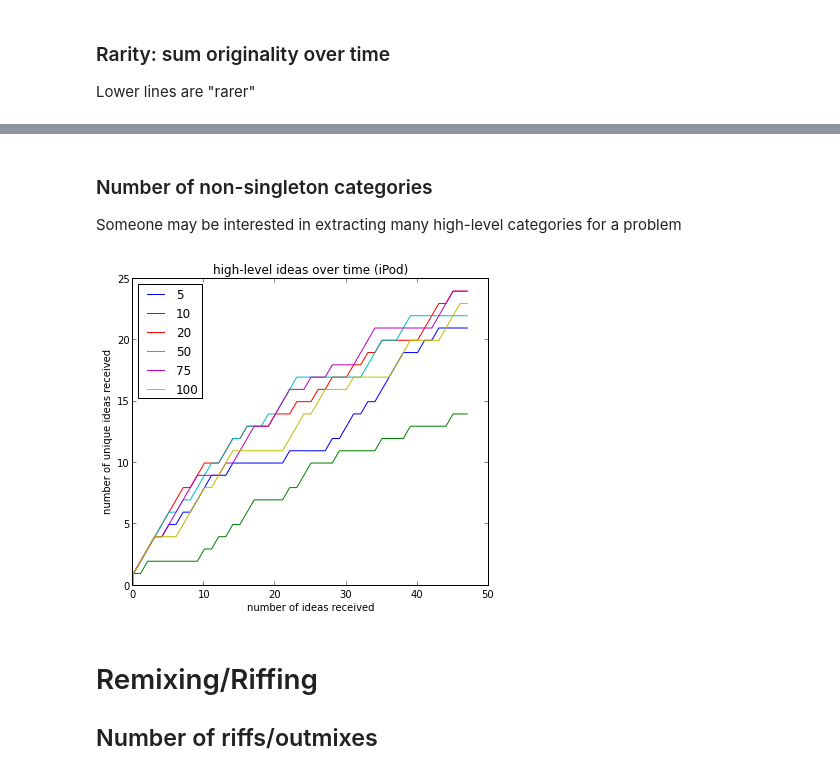
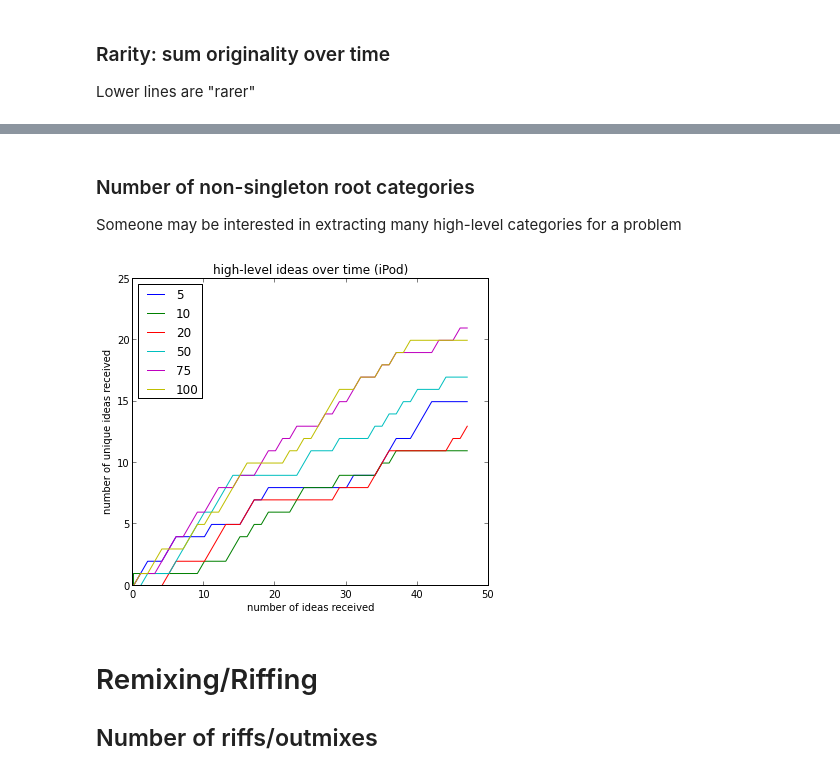
Before and after one commit to filkry/crowbrain, a Jupyter notebook: exps/post_pilot16_stats.ipynb, the cells around one changed output, grey strips where cells are left out. Drawn from its saved outputs; the diff is of its cells as text; code cells hidden in the pictures.

```diff
--- a/exps/post_pilot16_stats.ipynb
+++ b/exps/post_pilot16_stats.ipynb
@@ -1229,7 +1187,6 @@ for i, nr in enumerate(sorted(number_conditions)):
     title('high-level ideas over time (%i)' % nr)
 
     for qc in question_codes:
-        hcm = h_cluster_map[qc]
         ssub_df = sub_df[(sub_df['question_code'] == qc)]
         ssub_df = ssub_df.sort('submit_datetime')
         runs = ssub_df.groupby('hashed_worker_id')
@@ -1240,7 +1197,7 @@ for i, nr in enumerate(sorted(number_conditions)):
         for name, run in runs:
             for i in run.index:
                 c = run['h_cluster'][i]
-                if run['num_ideas_below'][i] > 1 and len(hcm.predecessors(c)) == 0:
+                if run['num_ideas_under'][i] > 1 and run['is_root'][i] == 1:
                     clusters.add(c)
             num_clusters.append(len(clusters))
 
@@ -1290,7 +1247,7 @@ def count_func(df):
     clusters = set()
     num_clusters = [(0,0)]
 
-    for i, c in enumerate(df['h_cluster_high']):
+    for i, c in enumerate(df['subtree_root']):
         clusters.add(c)
         num_clusters.append((i, len(clusters)))
 
@@ -1329,7 +1286,7 @@ Define a specific idea as one with 0 height in subtree
 def count_func(df):
     num_specific = [(0,0)]
 
-    for i, c in enumerate(df['cluster_height']):
+    for i, c in enumerate(df['height_in_subtree']):
         prev = num_specific[-1][1]
         num_specific.append((i, prev + 1 if c == 0 else prev))
 
@@ -1347,7 +1304,7 @@ count_over_responses_cross_qc(h_cluster_valid_df, count_func,
 def count_func(df):
     total_wc = [(0,0)]
 
-    for i, c in enumerate(df['answer_word_count']):
+    for i, c in enumerate(df['height_in_subtree']):
         prev = total_wc[-1][1]
         total_wc.append((i, prev + c))
 
@@ -1449,27 +1406,27 @@ count_over_responses_cross_qc(h_cluster_valid_df, count_func,
 # %% [markdown]
-### Number of non-singleton categories
+### Number of non-singleton root categories
 
 Someone may be interested in extracting many high-level categories for a problem
 # %%
 def count_func(df):
     clusters = set()
     num_clusters = [(0,0)]
 
     for j, i in enumerate(df.index):
-        c = df['h_cluster_high'][i]
-        cs = df['num_ideas_below'][i]
-        if cs > 1:
+        c = df['subtree_root'][i]
+        cs = df['num_ideas_under'][i]
+        if cs > 1 and df['is_root'][i] == 1:
             clusters.add(c)
         num_clusters.append((j, len(clusters)))
 
     return num_clusters
 
 count_over_responses_cross_qc(h_cluster_valid_df, count_func,
                               'number of ideas received',
                               'number of unique ideas received',
                               'high-level ideas over time')
 # %% [output]
-[figure, old version]
+[figure, new version]
 # %% [markdown]
 # Remixing/Riffing
 
```
Also changed, not shown: parts of 44 cells of this notebook, 1 other file.
